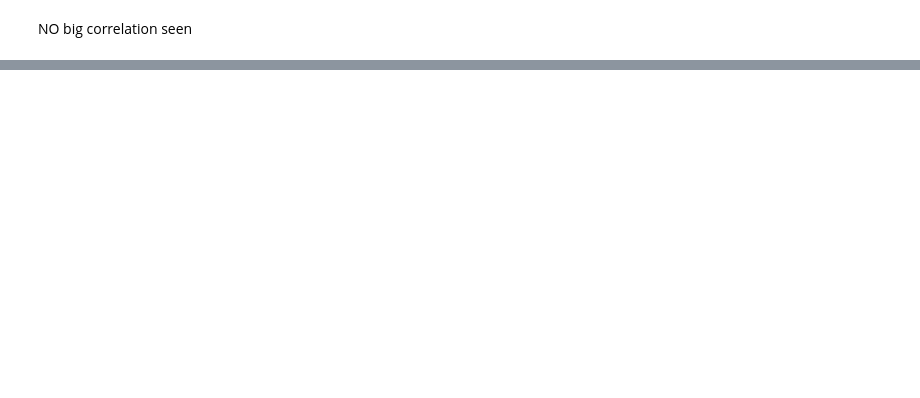
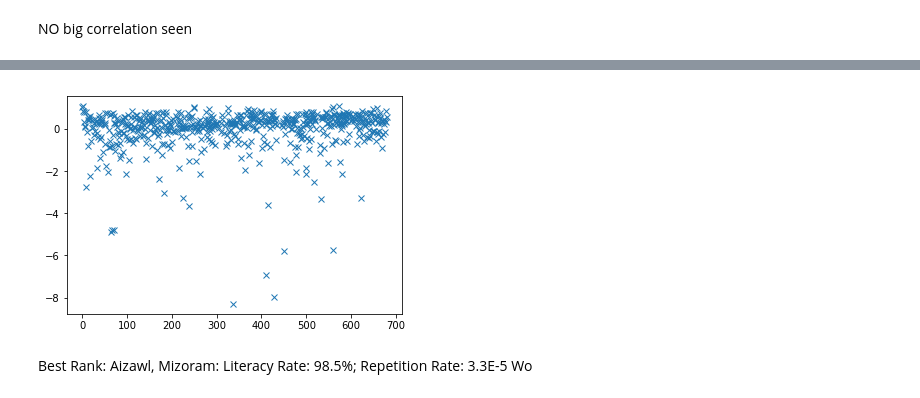
Before and after one commit to jinyeom/dh18, a Jupyter notebook: DisabilityAnalysis.ipynb, the cells around one changed output, grey strips where cells are left out. Saved outputs shown, nothing was run; the diff lists cells and outputs as text; code cells hidden in the pictures; blank space fills up the shorter version.

```diff
--- a/DisabilityAnalysis.ipynb
+++ b/DisabilityAnalysis.ipynb
@@ -107,0 +170,9 @@ NO big correlation seen
+# %%
+r = (cost_func - np.mean(cost_func))/np.std(cost_func)
+plt.plot(ranks,r,'x')
+plt.show()
+# %% [output]
+[figure, added]
+# %% [markdown]
+Best Rank: Aizawl, Mizoram: Literacy Rate: 98.5%; Repetition Rate: 3.3E-5
+Wo
```
Also changed, not shown: parts of 8 cells of this notebook.
